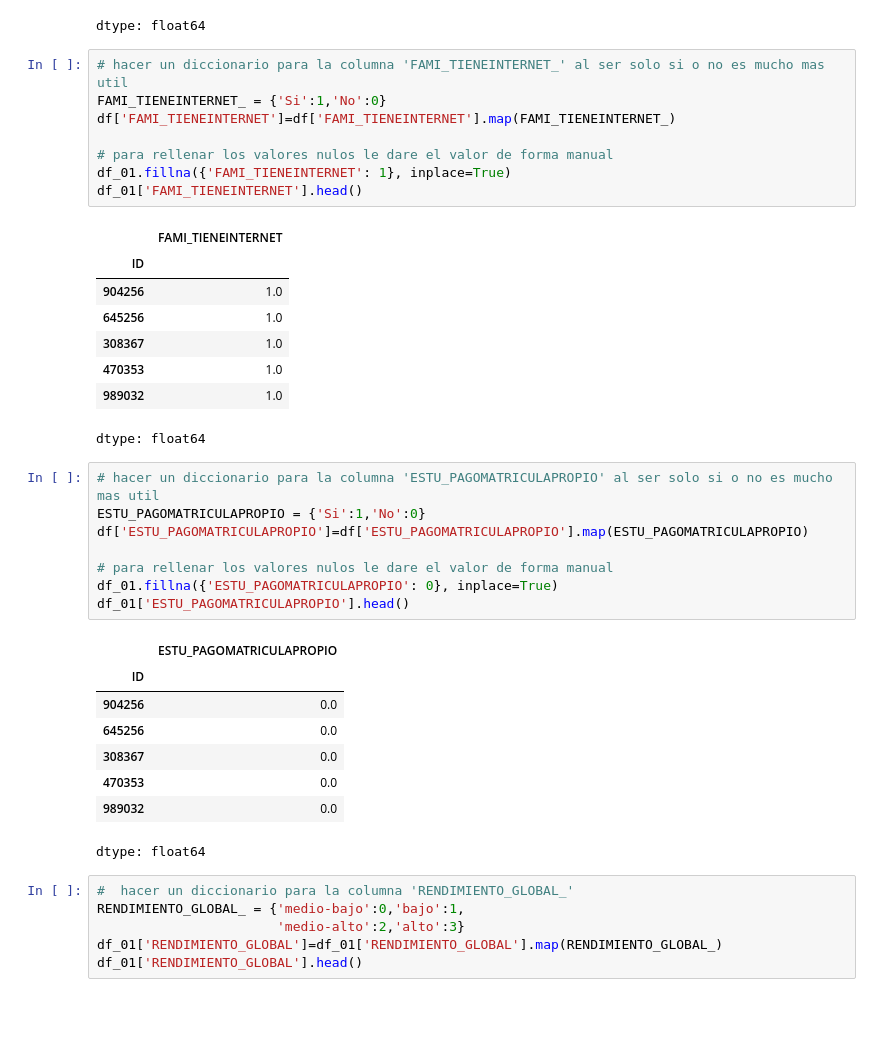
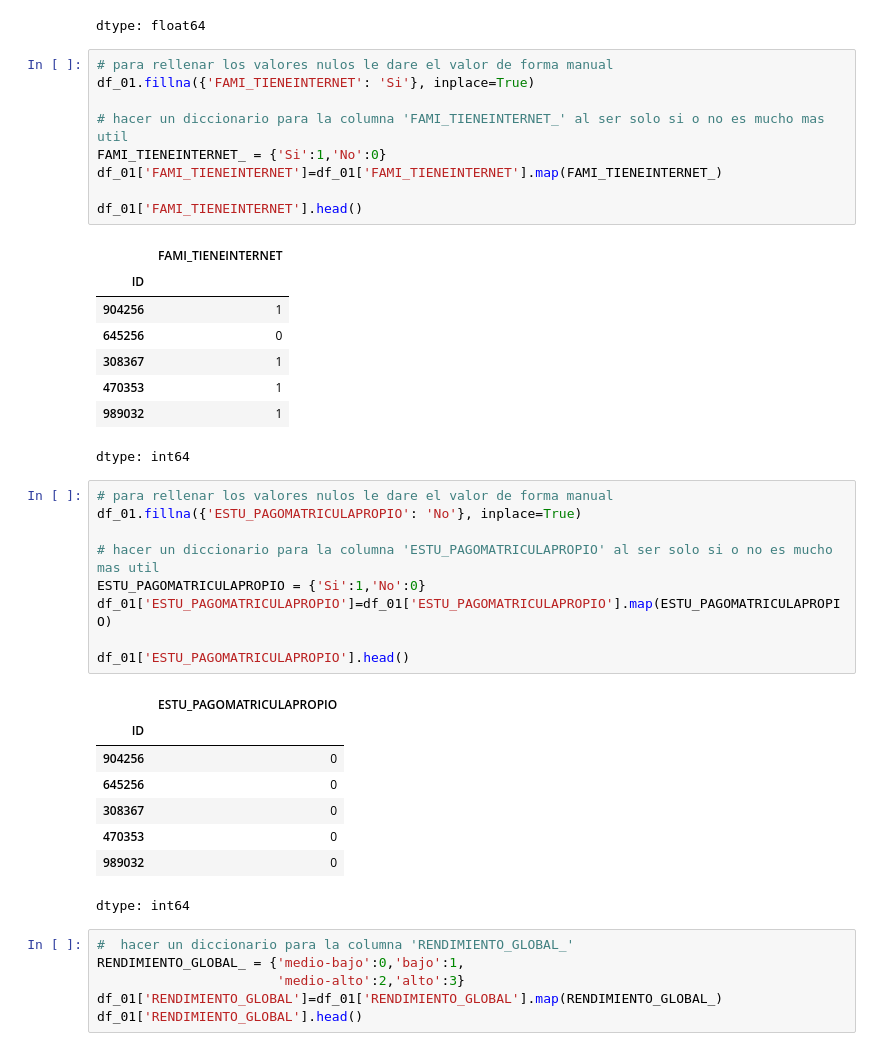
Before and after one commit to estivenalv/proyectoIA, a Jupyter notebook: 02 - preprocesado.ipynb, the cells around one changed output. Cells and saved outputs as stored; diff of their text form; blank space fills up the shorter version.

```diff
--- a/02 - preprocesado.ipynb
+++ b/02 - preprocesado.ipynb
@@ -276,39 +276,41 @@ df_01['FAMI_ESTRATOVIVIENDA'].head()
 | 989032 | 3.0 |
 dtype: float64
 # %%
+# para rellenar los valores nulos le dare el valor de forma manual
+df_01.fillna({'FAMI_TIENEINTERNET': 'Si'}, inplace=True)
+
 # hacer un diccionario para la columna 'FAMI_TIENEINTERNET_' al ser solo si o no es mucho mas util
 FAMI_TIENEINTERNET_ = {'Si':1,'No':0}
-df['FAMI_TIENEINTERNET']=df['FAMI_TIENEINTERNET'].map(FAMI_TIENEINTERNET_)
+df_01['FAMI_TIENEINTERNET']=df_01['FAMI_TIENEINTERNET'].map(FAMI_TIENEINTERNET_)
 
-# para rellenar los valores nulos le dare el valor de forma manual
-df_01.fillna({'FAMI_TIENEINTERNET': 1}, inplace=True)
 df_01['FAMI_TIENEINTERNET'].head()
 # %% [output]
 |  | FAMI_TIENEINTERNET |
 | ID |  |
-| 904256 | 1.0 |
-| 645256 | 1.0 |
-| 308367 | 1.0 |
-| 470353 | 1.0 |
-| 989032 | 1.0 |
+| 904256 | 1 |
+| 645256 | 0 |
+| 308367 | 1 |
+| 470353 | 1 |
+| 989032 | 1 |
-dtype: float64
+dtype: int64
 # %%
+# para rellenar los valores nulos le dare el valor de forma manual
+df_01.fillna({'ESTU_PAGOMATRICULAPROPIO': 'No'}, inplace=True)
+
 # hacer un diccionario para la columna 'ESTU_PAGOMATRICULAPROPIO' al ser solo si o no es mucho mas util
 ESTU_PAGOMATRICULAPROPIO = {'Si':1,'No':0}
-df['ESTU_PAGOMATRICULAPROPIO']=df['ESTU_PAGOMATRICULAPROPIO'].map(ESTU_PAGOMATRICULAPROPIO)
+df_01['ESTU_PAGOMATRICULAPROPIO']=df_01['ESTU_PAGOMATRICULAPROPIO'].map(ESTU_PAGOMATRICULAPROPIO)
 
-# para rellenar los valores nulos le dare el valor de forma manual
-df_01.fillna({'ESTU_PAGOMATRICULAPROPIO': 0}, inplace=True)
 df_01['ESTU_PAGOMATRICULAPROPIO'].head()
 # %% [output]
 |  | ESTU_PAGOMATRICULAPROPIO |
 | ID |  |
-| 904256 | 0.0 |
-| 645256 | 0.0 |
-| 308367 | 0.0 |
-| 470353 | 0.0 |
-| 989032 | 0.0 |
+| 904256 | 0 |
+| 645256 | 0 |
+| 308367 | 0 |
+| 470353 | 0 |
+| 989032 | 0 |
-dtype: float64
+dtype: int64
 # %%
 #  hacer un diccionario para la columna 'RENDIMIENTO_GLOBAL_'
 RENDIMIENTO_GLOBAL_ = {'medio-bajo':0,'bajo':1,
```
Also changed, not shown: parts of 8 cells of this notebook.
